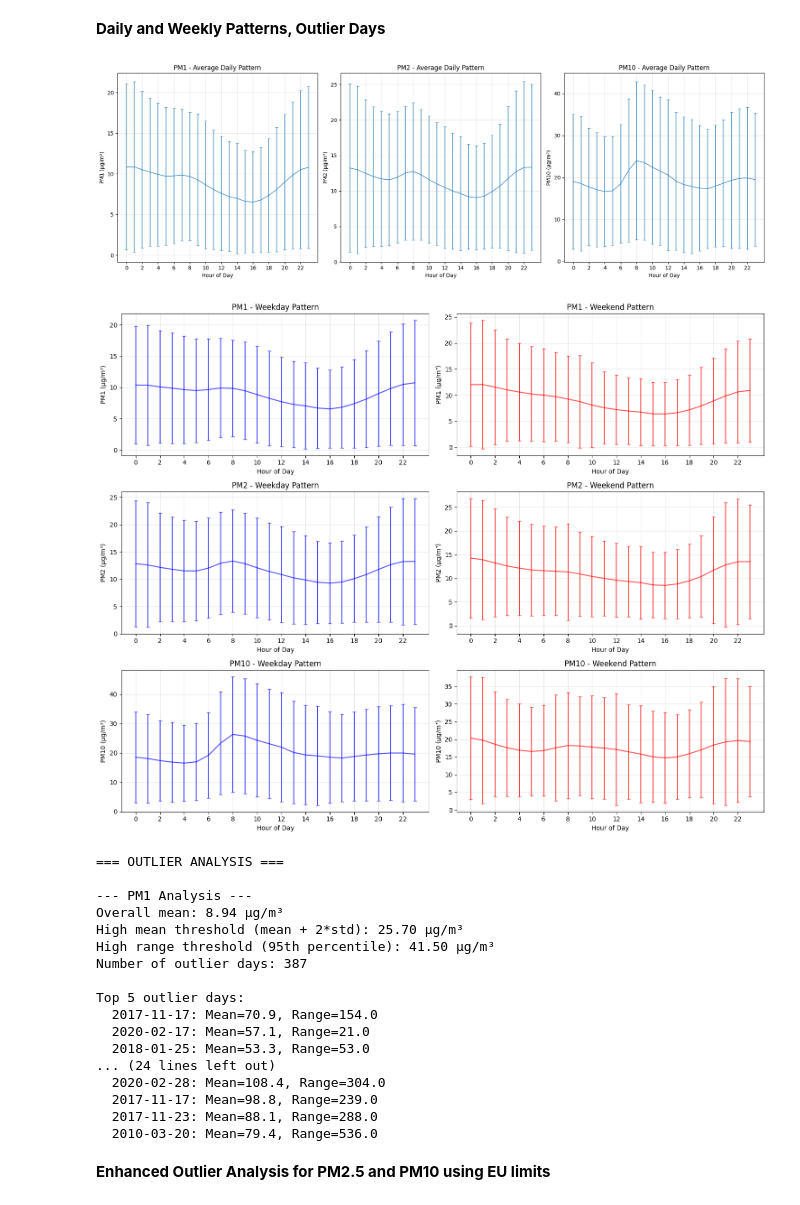
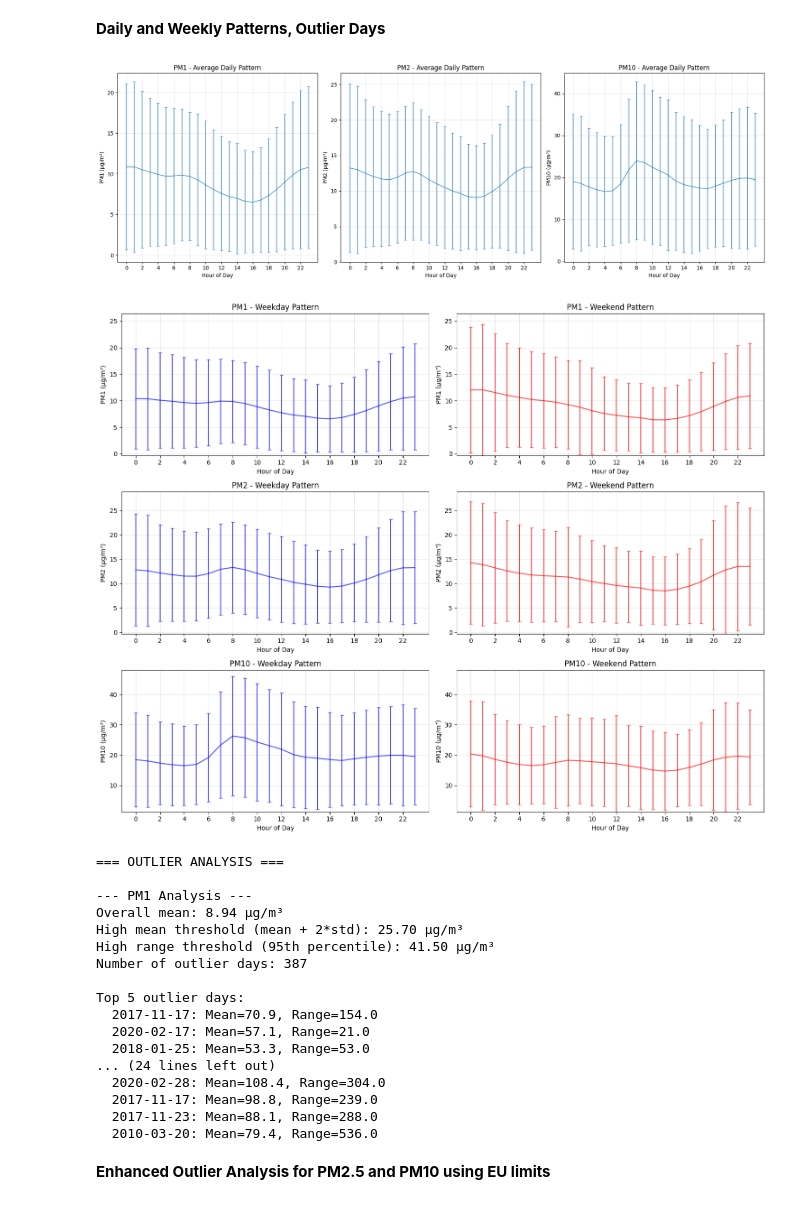
Before and after one commit to alejandrolaguna/VLC-Air-Quality-Data, a Jupyter notebook: Air_quality_VLC.ipynb, the cells around one changed output. Saved outputs shown, nothing was run; the diff lists cells and outputs as text; code cells hidden in the pictures.

Commit message:
Fixed y axis in weeked and weekday plots to be the same

```diff
--- a/Air_quality_VLC.ipynb
+++ b/Air_quality_VLC.ipynb
@@ -596,6 +596,19 @@ for i, pm_var in enumerate(pm_vars):
 
         # Weekday pattern
         weekday_hourly = weekday_data.groupby('Hour')[pm_var].agg(['mean', 'std']).reset_index()
+        # Weekend pattern
+        weekend_hourly = weekend_data.groupby('Hour')[pm_var].agg(['mean', 'std']).reset_index()
+
+        # Find global min/max for y-axis
+        min_val = min(
+            (weekday_hourly['mean'] - weekday_hourly['std']).min(),
+            (weekend_hourly['mean'] - weekend_hourly['std']).min()
+        )
+        max_val = max(
+            (weekday_hourly['mean'] + weekday_hourly['std']).max(),
+            (weekend_hourly['mean'] + weekend_hourly['std']).max()
+        )
+
         axes[i,0].errorbar(weekday_hourly['Hour'], weekday_hourly['mean'],
                           yerr=weekday_hourly['std'], capsize=3, color='blue', alpha=0.7)
         axes[i,0].set_title(f'{pm_var} - Weekday Pattern')
@@ -603,9 +616,8 @@ for i, pm_var in enumerate(pm_vars):
         axes[i,0].set_ylabel(f'{pm_var} (µg/m³)')
         axes[i,0].grid(True, alpha=0.3)
         axes[i,0].set_xticks(range(0, 24, 2))
+        axes[i,0].set_ylim(min_val, max_val+2)  # <-- unify y-axis
 
-        # Weekend pattern
-        weekend_hourly = weekend_data.groupby('Hour')[pm_var].agg(['mean', 'std']).reset_index()
         axes[i,1].errorbar(weekend_hourly['Hour'], weekend_hourly['mean'],
                           yerr=weekend_hourly['std'], capsize=3, color='red', alpha=0.7)
         axes[i,1].set_title(f'{pm_var} - Weekend Pattern')
@@ -613,6 +625,7 @@ for i, pm_var in enumerate(pm_vars):
         axes[i,1].set_ylabel(f'{pm_var} (µg/m³)')
         axes[i,1].grid(True, alpha=0.3)
         axes[i,1].set_xticks(range(0, 24, 2))
+        axes[i,1].set_ylim(min_val, max_val+2)  # <-- unify y-axis
 
 plt.tight_layout()
 plt.show()
@@ -630,34 +643,34 @@ for pm_var in pm_vars:
             lambda x: x.max() - x.min()  # daily range
         ]).reset_index()
         daily_stats.columns = ['Date', 'daily_mean', 'daily_std', 'daily_min', 'daily_max', 'daily_range']
 
         # Overall statistics for comparison
         overall_mean = data_AQ_clean[pm_var].mean()
         overall_std = data_AQ_clean[pm_var].std()
 
         # Define outlier thresholds
         high_mean_threshold = overall_mean + 2 * overall_std
         high_range_threshold = daily_stats['daily_range'].quantile(0.95)  # 95th percentile
 
         # Find outlier days
         outlier_days = daily_stats[
             (daily_stats['daily_mean'] > high_mean_threshold) |
             (daily_stats['daily_range'] > high_range_threshold)
         ]
 
         print(f"Overall mean: {overall_mean:.2f} µg/m³")
         print(f"High mean threshold (mean + 2*std): {high_mean_threshold:.2f} µg/m³")
         print(f"High range threshold (95th percentile): {high_range_threshold:.2f} µg/m³")
         print(f"Number of outlier days: {len(outlier_days)}")
 
         if len(outlier_days) > 0:
             print("\nTop 5 outlier days:")
             outlier_days_sorted = outlier_days.sort_values('daily_mean', ascending=False).head()
             for _, row in outlier_days_sorted.iterrows():
                 print(f"  {row['Date']}: Mean={row['daily_mean']:.1f}, Range={row['daily_range']:.1f}")
 # %% [output]
 [figure]
-[figure, old version]
+[figure, new version]
 === OUTLIER ANALYSIS ===
 
 --- PM1 Analysis ---
```
Also changed, not shown: parts of 1 cell of this notebook.
